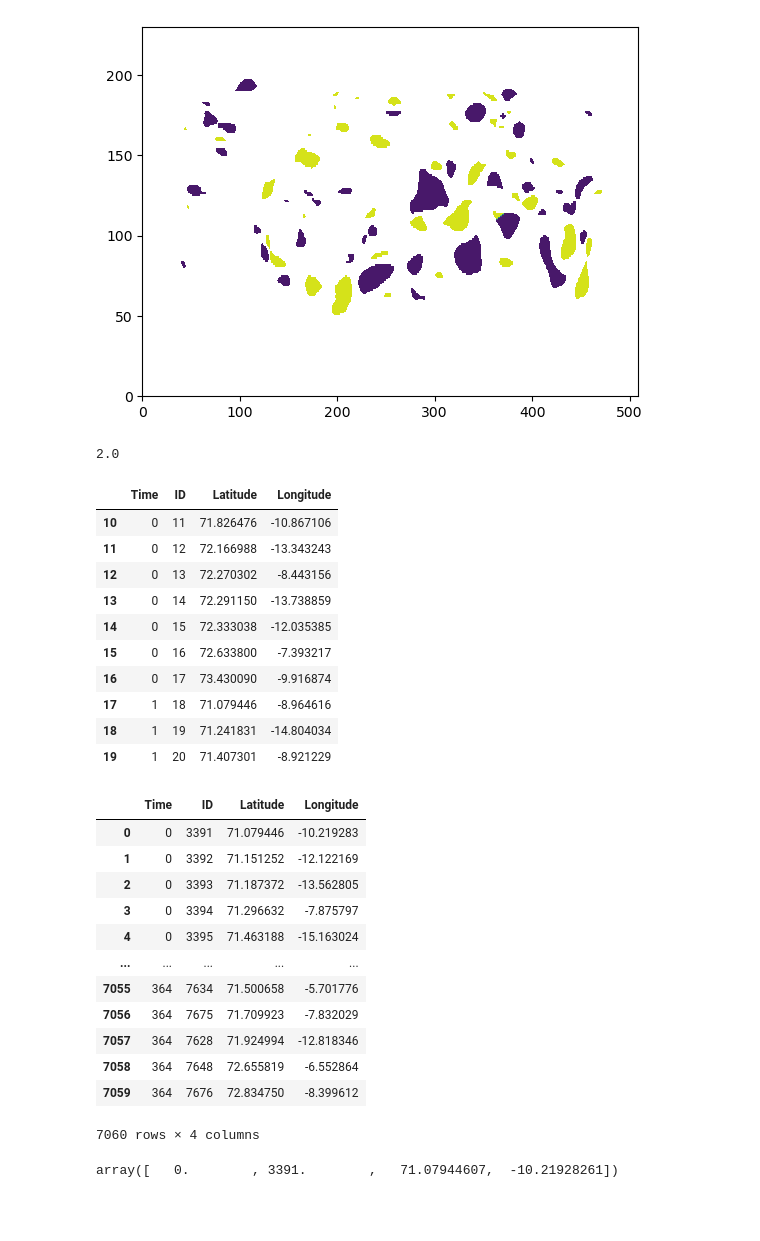
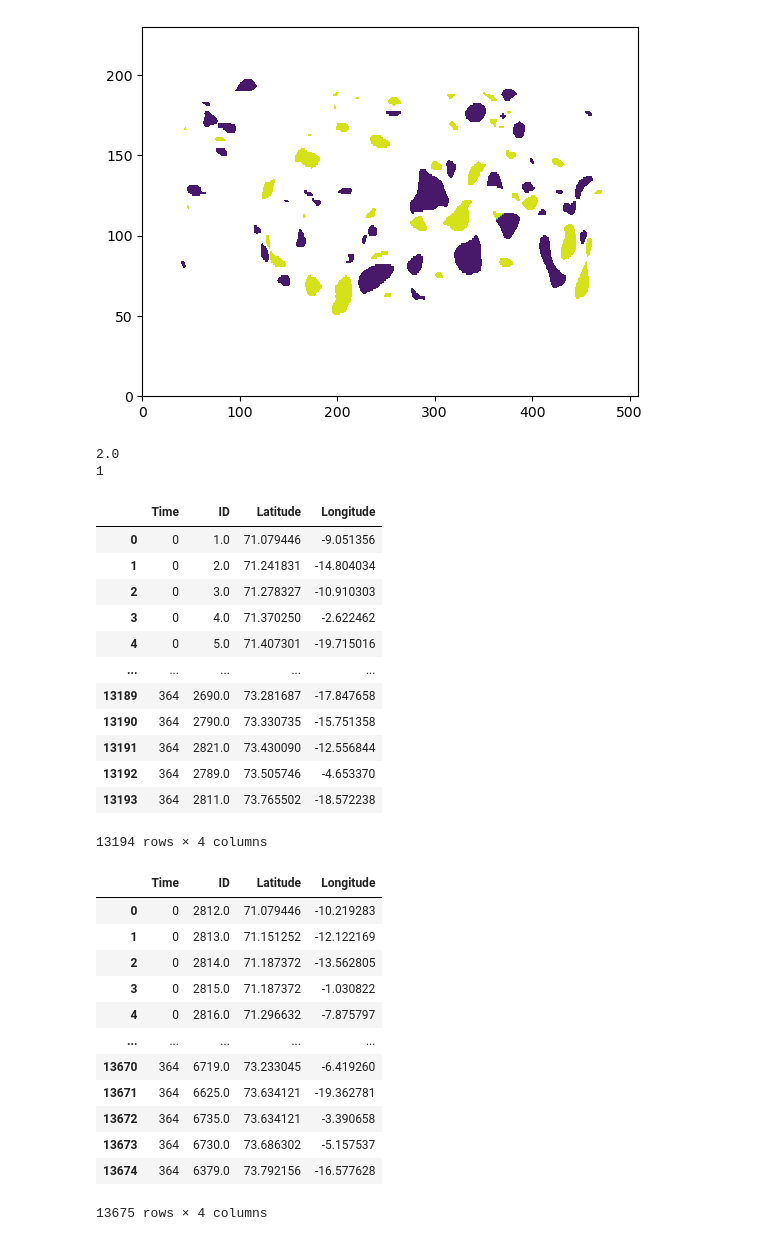
Before and after one commit to EirikKvamme/MScEirik, a Jupyter notebook: Eddies/EddyTracking.ipynb, the cells around one changed output. Drawn from its saved outputs; the diff is of its cells as text; code cells hidden in the pictures; blank space fills up the shorter version.

```diff
--- a/Eddies/EddyTracking.ipynb
+++ b/Eddies/EddyTracking.ipynb
@@ -40,36 +40,36 @@ FWC = FWC.resample(time='D').mean(dim='time')
 x = np.unique([0,2,0,3,np.nan])
 x = x[~np.isnan(x)]
 print(x[1])
+print(len([1]))
 # %% [output]
 2.0
+1
 # %%
-display(locMax[10:20],locMin)
+display(locMax,locMin)
 # %% [output]
 |  | Time | ID | Latitude | Longitude |
-| 10 | 0 | 11 | 71.826476 | -10.867106 |
-| 11 | 0 | 12 | 72.166988 | -13.343243 |
-| 12 | 0 | 13 | 72.270302 | -8.443156 |
-| 13 | 0 | 14 | 72.291150 | -13.738859 |
-| 14 | 0 | 15 | 72.333038 | -12.035385 |
-| 15 | 0 | 16 | 72.633800 | -7.393217 |
-| 16 | 0 | 17 | 73.430090 | -9.916874 |
-| 17 | 1 | 18 | 71.079446 | -8.964616 |
-| 18 | 1 | 19 | 71.241831 | -14.804034 |
-| 19 | 1 | 20 | 71.407301 | -8.921229 |
+| 0 | 0 | 1.0 | 71.079446 | -9.051356 |
+| 1 | 0 | 2.0 | 71.241831 | -14.804034 |
+| 2 | 0 | 3.0 | 71.278327 | -10.910303 |
+| 3 | 0 | 4.0 | 71.370250 | -2.622462 |
+| 4 | 0 | 5.0 | 71.407301 | -19.715016 |
+| ... | ... | ... | ... | ... |
+| 13189 | 364 | 2690.0 | 73.281687 | -17.847658 |
+| 13190 | 364 | 2790.0 | 73.330735 | -15.751358 |
+| 13191 | 364 | 2821.0 | 73.430090 | -12.556844 |
+| 13192 | 364 | 2789.0 | 73.505746 | -4.653370 |
+| 13193 | 364 | 2811.0 | 73.765502 | -18.572238 |
+13194 rows × 4 columns
 |  | Time | ID | Latitude | Longitude |
-| 0 | 0 | 3391 | 71.079446 | -10.219283 |
-| 1 | 0 | 3392 | 71.151252 | -12.122169 |
-| 2 | 0 | 3393 | 71.187372 | -13.562805 |
-| 3 | 0 | 3394 | 71.296632 | -7.875797 |
-| 4 | 0 | 3395 | 71.463188 | -15.163024 |
+| 0 | 0 | 2812.0 | 71.079446 | -10.219283 |
+| 1 | 0 | 2813.0 | 71.151252 | -12.122169 |
+| 2 | 0 | 2814.0 | 71.187372 | -13.562805 |
+| 3 | 0 | 2815.0 | 71.187372 | -1.030822 |
+| 4 | 0 | 2816.0 | 71.296632 | -7.875797 |
 | ... | ... | ... | ... | ... |
-| 7055 | 364 | 7634 | 71.500658 | -5.701776 |
-| 7056 | 364 | 7675 | 71.709923 | -7.832029 |
-| 7057 | 364 | 7628 | 71.924994 | -12.818346 |
-| 7058 | 364 | 7648 | 72.655819 | -6.552864 |
-| 7059 | 364 | 7676 | 72.834750 | -8.399612 |
+| 13670 | 364 | 6719.0 | 73.233045 | -6.419260 |
+| 13671 | 364 | 6625.0 | 73.634121 | -19.362781 |
+| 13672 | 364 | 6735.0 | 73.634121 | -3.390658 |
+| 13673 | 364 | 6730.0 | 73.686302 | -5.157537 |
+| 13674 | 364 | 6379.0 | 73.792156 | -16.577628 |
-7060 rows × 4 columns
+13675 rows × 4 columns
-# %%
-display(locMin.values[0])
-# %% [output]
-array([   0.        , 3391.        ,   71.07944607,  -10.21928261])
```
Also changed, not shown: parts of 13 cells of this notebook, 1 other file.
